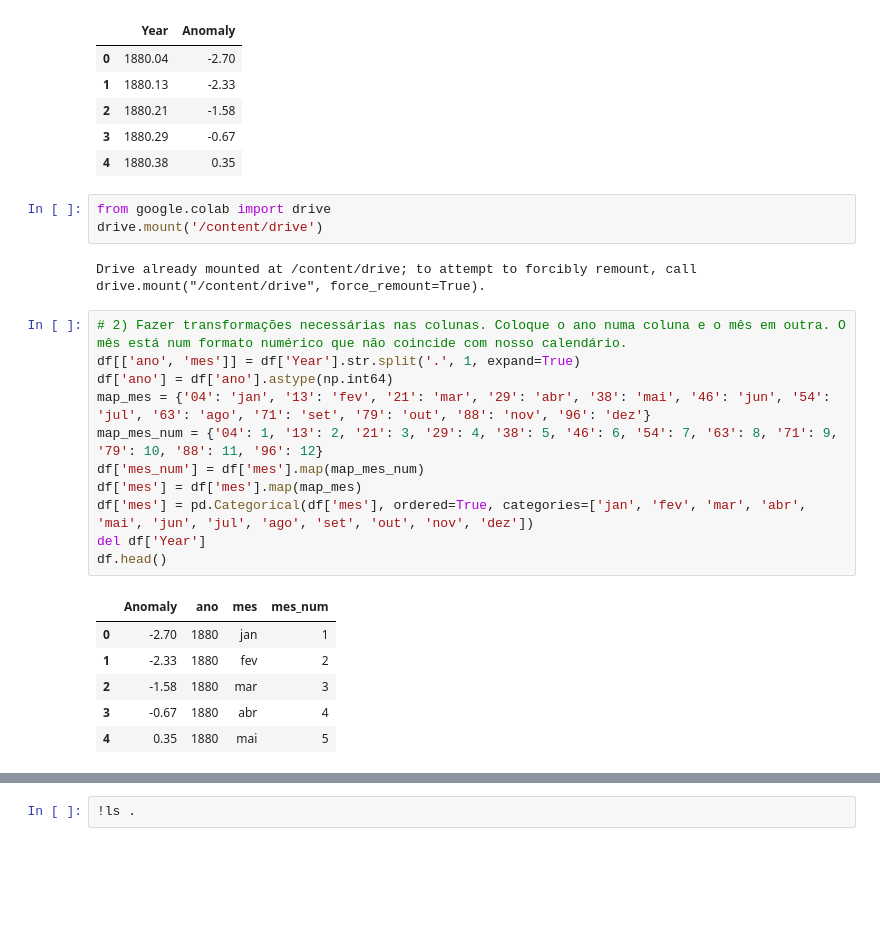
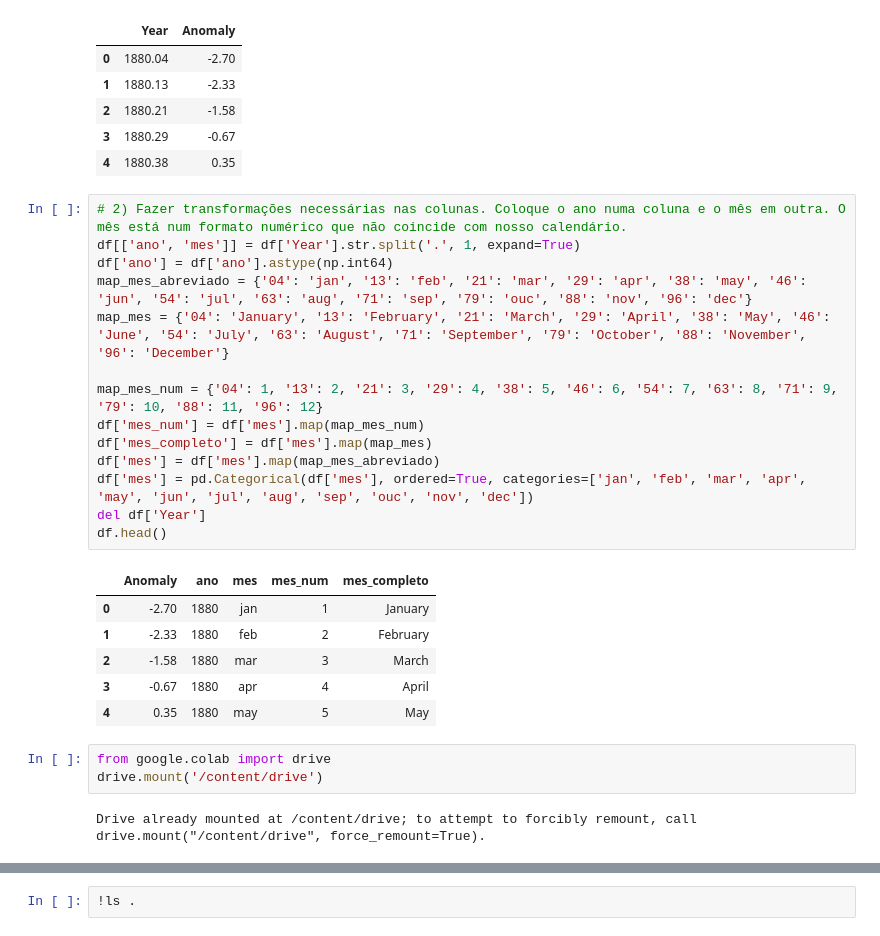
Before and after one commit to alexlopespereira/enapespcd2021, a Jupyter notebook: D9/Notebooks/Aula1_GraficosStoryTelling.ipynb, the cells around one changed output, grey strips where cells are left out. Saved outputs shown, nothing was run; the diff lists cells and outputs as text; blank space fills up the shorter version.

```diff
--- a/D9/Notebooks/Aula1_GraficosStoryTelling.ipynb
+++ b/D9/Notebooks/Aula1_GraficosStoryTelling.ipynb
@@ -32,29 +32,32 @@ df.head()
 | 2 | 1880.21 | -1.58 |
 | 3 | 1880.29 | -0.67 |
 | 4 | 1880.38 | 0.35 |
+# %%
+# 2) Fazer transformações necessárias nas colunas. Coloque o ano numa coluna e o mês em outra. O mês está num formato numérico que não coincide com nosso calendário.
+df[['ano', 'mes']] = df['Year'].str.split('.', 1, expand=True)
+df['ano'] = df['ano'].astype(np.int64)
+map_mes_abreviado = {'04': 'jan', '13': 'feb', '21': 'mar', '29': 'apr', '38': 'may', '46': 'jun', '54': 'jul', '63': 'aug', '71': 'sep', '79': 'ouc', '88': 'nov', '96': 'dec'}
+map_mes = {'04': 'January', '13': 'February', '21': 'March', '29': 'April', '38': 'May', '46': 'June', '54': 'July', '63': 'August', '71': 'September', '79': 'October', '88': 'November', '96': 'December'}
+
+map_mes_num = {'04': 1, '13': 2, '21': 3, '29': 4, '38': 5, '46': 6, '54': 7, '63': 8, '71': 9, '79': 10, '88': 11, '96': 12}
+df['mes_num'] = df['mes'].map(map_mes_num)
+df['mes_completo'] = df['mes'].map(map_mes)
+df['mes'] = df['mes'].map(map_mes_abreviado)
+df['mes'] = pd.Categorical(df['mes'], ordered=True, categories=['jan', 'feb', 'mar', 'apr', 'may', 'jun', 'jul', 'aug', 'sep', 'ouc', 'nov', 'dec'])
+del df['Year']
+df.head()
+# %% [output]
+|  | Anomaly | ano | mes | mes_num | mes_completo |
+| 0 | -2.70 | 1880 | jan | 1 | January |
+| 1 | -2.33 | 1880 | feb | 2 | February |
+| 2 | -1.58 | 1880 | mar | 3 | March |
+| 3 | -0.67 | 1880 | apr | 4 | April |
+| 4 | 0.35 | 1880 | may | 5 | May |
 # %%
 from google.colab import drive
 drive.mount('/content/drive')
 # %% [output]
 Drive already mounted at /content/drive; to attempt to forcibly remount, call drive.mount("/content/drive", force_remount=True).
-# %%
-# 2) Fazer transformações necessárias nas colunas. Coloque o ano numa coluna e o mês em outra. O mês está num formato numérico que não coincide com nosso calendário.
-df[['ano', 'mes']] = df['Year'].str.split('.', 1, expand=True)
-df['ano'] = df['ano'].astype(np.int64)
-map_mes = {'04': 'jan', '13': 'fev', '21': 'mar', '29': 'abr', '38': 'mai', '46': 'jun', '54': 'jul', '63': 'ago', '71': 'set', '79': 'out', '88': 'nov', '96': 'dez'}
-map_mes_num = {'04': 1, '13': 2, '21': 3, '29': 4, '38': 5, '46': 6, '54': 7, '63': 8, '71': 9, '79': 10, '88': 11, '96': 12}
-df['mes_num'] = df['mes'].map(map_mes_num)
-df['mes'] = df['mes'].map(map_mes)
-df['mes'] = pd.Categorical(df['mes'], ordered=True, categories=['jan', 'fev', 'mar', 'abr', 'mai', 'jun', 'jul', 'ago', 'set', 'out', 'nov', 'dez'])
-del df['Year']
-df.head()
-# %% [output]
-|  | Anomaly | ano | mes | mes_num |
-| 0 | -2.70 | 1880 | jan | 1 |
-| 1 | -2.33 | 1880 | fev | 2 |
-| 2 | -1.58 | 1880 | mar | 3 |
-| 3 | -0.67 | 1880 | abr | 4 |
-| 4 | 0.35 | 1880 | mai | 5 |
 # %%
 df.to_csv("./temperature_anomaly.csv")
 df.info()
```
Also changed, not shown: parts of 1 cell of this notebook, 1 other file.
